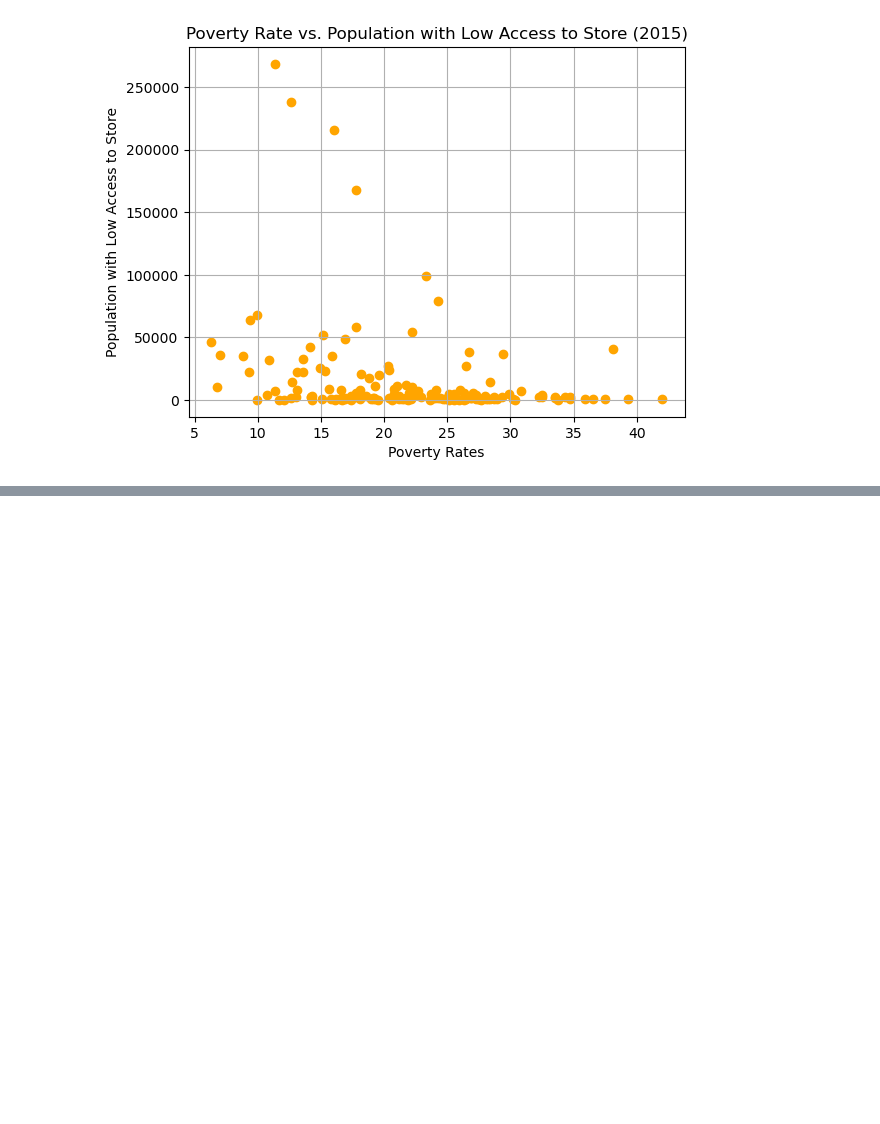
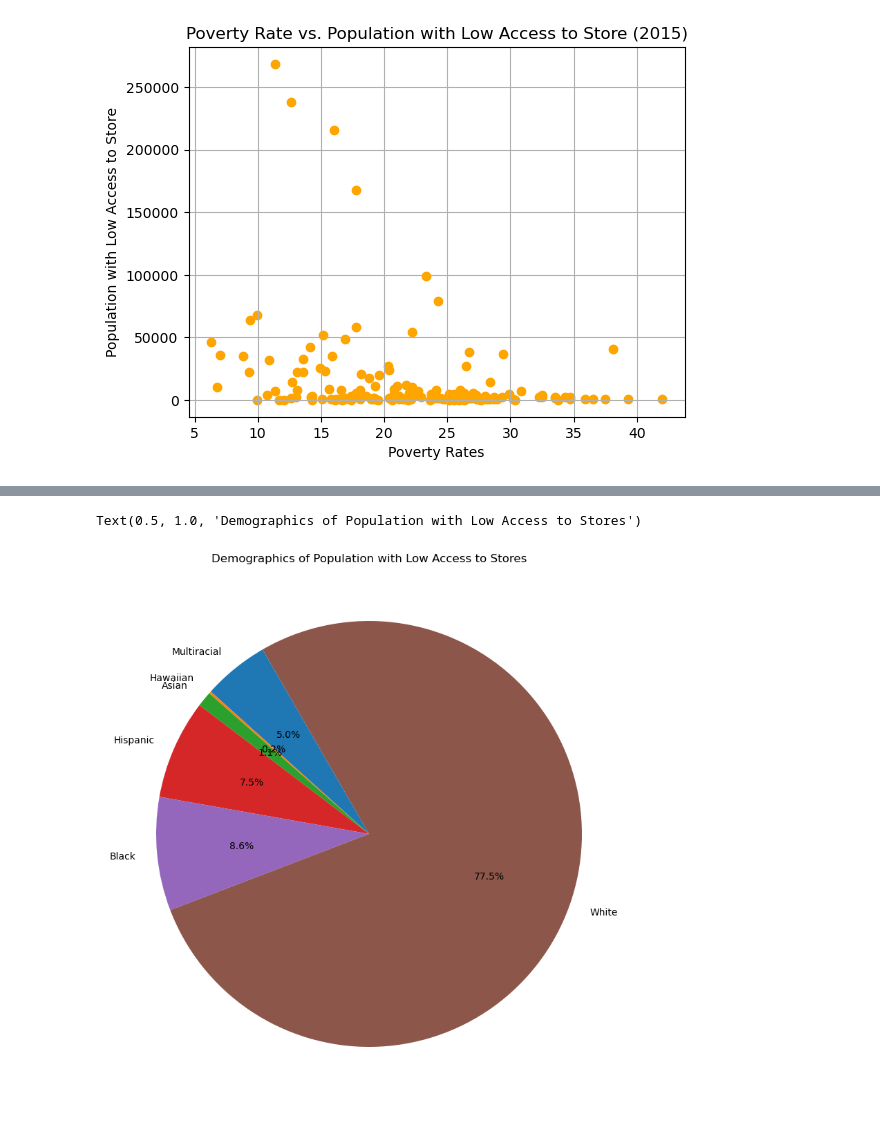
Before and after one commit to anishak520/Project1, a Jupyter notebook: Initial_Data.ipynb, the cells around one changed output, grey strips where cells are left out. Drawn from its saved outputs; the diff is of its cells as text; code cells hidden in the pictures; blank space fills up the shorter version.

```diff
--- a/Initial_Data.ipynb
+++ b/Initial_Data.ipynb
@@ -293,0 +275,38 @@ plt.show()
+# %%
+
+#Relationship in Question: Race vs. Access to Stores
+#"Multiracial, low access to store (%), 2015"
+MultiracialPCT_Access= GAcounties[(GAcounties["Variable_Code"] =="PCT_LACCESS_MULTIR15")]
+#"American Indian or Alaska Native, low access to store (%), 2015",Access and Proximity to Grocery Store,ACCESS,Demographics,PCT_LACCESS_NHNA15
+HawaiianPCT_Access= GAcounties[(GAcounties["Variable_Code"] =="PCT_LACCESS_NHNA15")]
+#"Asian, low access to store (%), 2015"
+AsianPCT_Access=GAcounties[(GAcounties["Variable_Code"] =="PCT_LACCESS_NHASIAN15")]
+#"Hispanic ethnicity, low access to store (%), 2015"
+HispanicPCT_Access=GAcounties[(GAcounties["Variable_Code"] =="PCT_LACCESS_HISP15")]
+#"Black, low access to store (%), 2015"
+BlackPCT_Access=GAcounties[(GAcounties["Variable_Code"] =="PCT_LACCESS_BLACK15")]
+#"White, low access to store (%), 2015"
+WhitePCT_Access=GAcounties[(GAcounties["Variable_Code"] =="PCT_LACCESS_WHITE15")]
+
+MultiracialPCT_Access_by_County =MultiracialPCT_Access.groupby('County')['Value'].mean()
+HawaiianPCT_Access_by_County =HawaiianPCT_Access.groupby('County')['Value'].mean()
+AsianPCT_Access_by_County =AsianPCT_Access.groupby('County')['Value'].mean()
+HispanicPCT_Access_by_County =HispanicPCT_Access.groupby('County')['Value'].mean()
+BlackPCT_Access_by_County =BlackPCT_Access.groupby('County')['Value'].mean()
+WhitePCT_Access_by_County =WhitePCT_Access.groupby('County')['Value'].mean()
+
+Ethnicity_Access_df = pd.DataFrame({
+    'Multiracial': MultiracialPCT_Access_by_County,
+    'Hawaiian': HawaiianPCT_Access_by_County,
+    'Asian': AsianPCT_Access_by_County,
+    'Hispanic': HispanicPCT_Access_by_County,
+    'Black': BlackPCT_Access_by_County,
+    'White': WhitePCT_Access_by_County
+})
+
+fig, ax = plt.subplots(figsize=(10, 10))
+ax.pie(Ethnicity_Access_df.iloc[0], labels=Ethnicity_Access_df.columns, autopct='%1.1f%%', startangle=120)
+ax.set_title('Demographics of Population with Low Access to Stores')
+# %% [output]
+Text(0.5, 1.0, 'Demographics of Population with Low Access to Stores')
+[figure, added]
```
Also changed, not shown: parts of 5 cells of this notebook.
